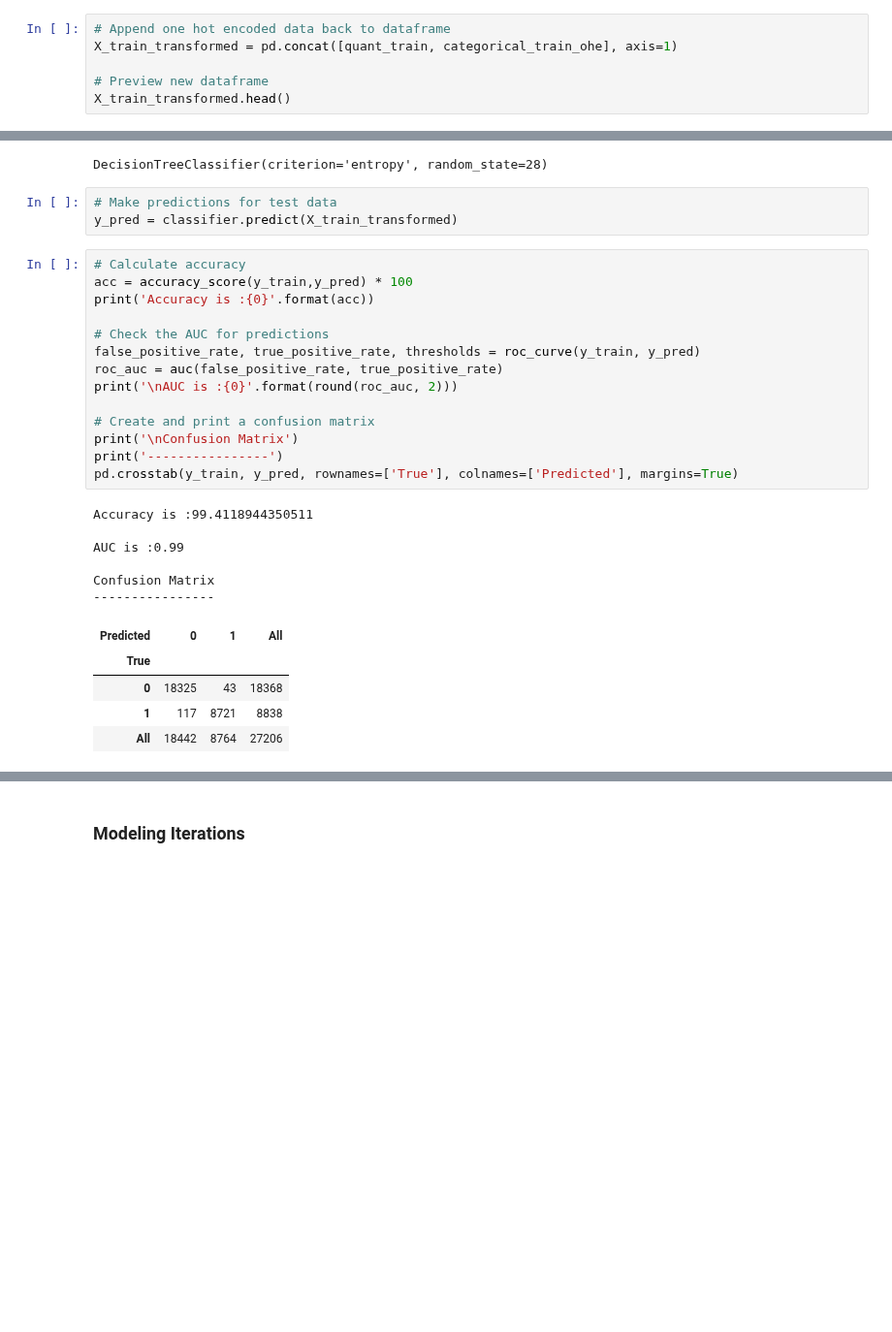
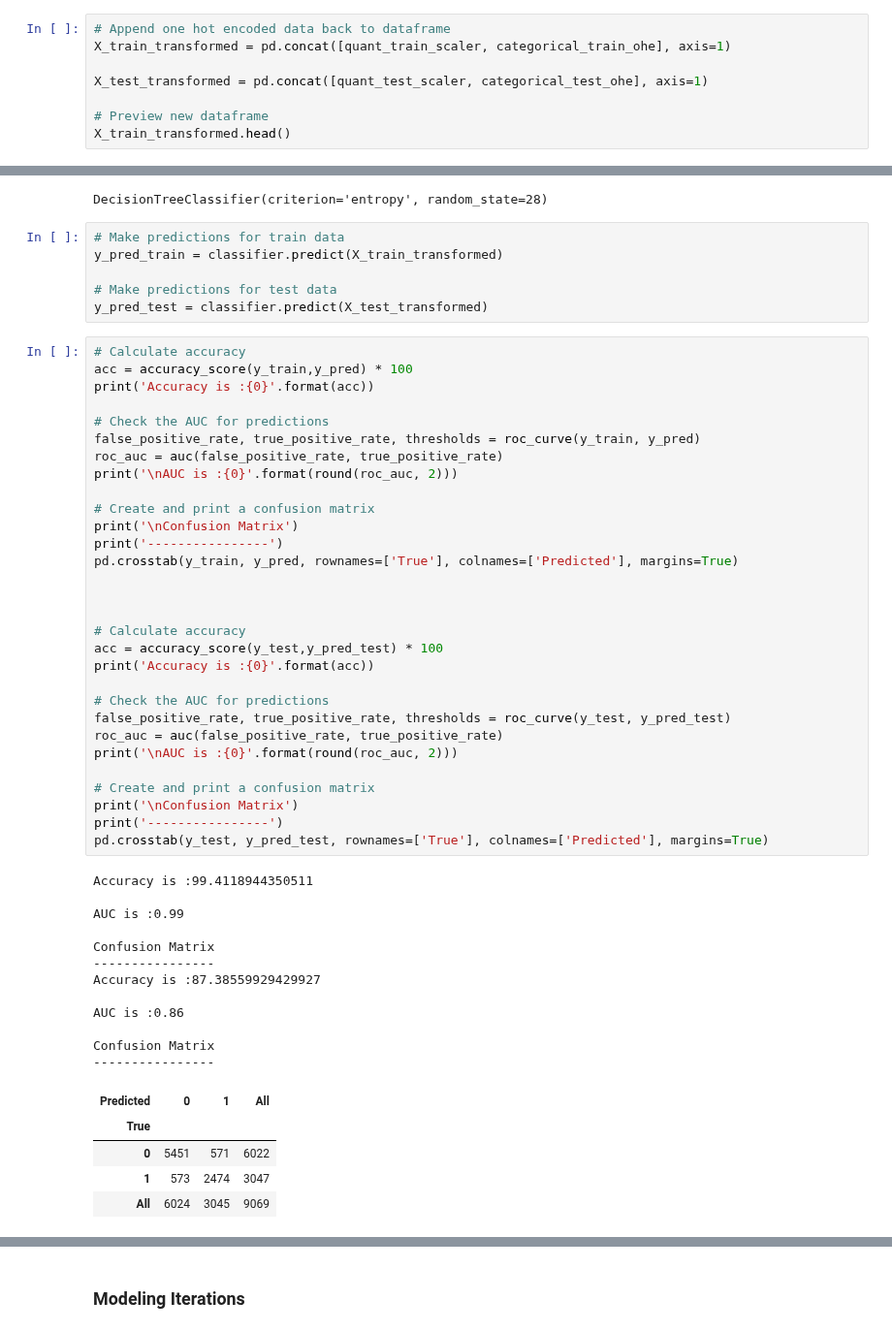
Before and after one commit to scarlettvalentin/hotel_reservations_project, a Jupyter notebook: notebook.ipynb, the cells around one changed output, grey strips where cells are left out. Shown at 97% size. Saved outputs shown, nothing was run; the diff lists cells and outputs as text; blank space fills up the shorter version.

Commit message:
add accuracy, auc and confusion matrix to baseline model

```diff
--- a/notebook.ipynb
+++ b/notebook.ipynb
@@ -270,7 +270,9 @@ quant_test_scaler = pd.DataFrame(data=scaler.transform(quant_test),
                                   index=quant_test.index)
 # %%
 # Append one hot encoded data back to dataframe
-X_train_transformed = pd.concat([quant_train, categorical_train_ohe], axis=1)
+X_train_transformed = pd.concat([quant_train_scaler, categorical_train_ohe], axis=1)
+
+X_test_transformed = pd.concat([quant_test_scaler, categorical_test_ohe], axis=1)
 
 # Preview new dataframe
 X_train_transformed.head()
@@ -311,31 +300,56 @@ classifier.fit(X_train_transformed, y_train)
 # %% [output]
 DecisionTreeClassifier(criterion='entropy', random_state=28)
 # %%
+# Make predictions for train data
+y_pred_train = classifier.predict(X_train_transformed)
+
 # Make predictions for test data
-y_pred = classifier.predict(X_train_transformed)
+y_pred_test = classifier.predict(X_test_transformed)
 # %%
 # Calculate accuracy
 acc = accuracy_score(y_train,y_pred) * 100
 print('Accuracy is :{0}'.format(acc))
 
 # Check the AUC for predictions
 false_positive_rate, true_positive_rate, thresholds = roc_curve(y_train, y_pred)
 roc_auc = auc(false_positive_rate, true_positive_rate)
 print('\nAUC is :{0}'.format(round(roc_auc, 2)))
 
 # Create and print a confusion matrix
 print('\nConfusion Matrix')
 print('----------------')
 pd.crosstab(y_train, y_pred, rownames=['True'], colnames=['Predicted'], margins=True)
+
+
+
+# Calculate accuracy
+acc = accuracy_score(y_test,y_pred_test) * 100
+print('Accuracy is :{0}'.format(acc))
+
+# Check the AUC for predictions
+false_positive_rate, true_positive_rate, thresholds = roc_curve(y_test, y_pred_test)
+roc_auc = auc(false_positive_rate, true_positive_rate)
+print('\nAUC is :{0}'.format(round(roc_auc, 2)))
+
+# Create and print a confusion matrix
+print('\nConfusion Matrix')
+print('----------------')
+pd.crosstab(y_test, y_pred_test, rownames=['True'], colnames=['Predicted'], margins=True)
 # %% [output]
 Accuracy is :99.4118944350511
 
 AUC is :0.99
 
 Confusion Matrix
 ----------------
+Accuracy is :87.38559929429927
+
+AUC is :0.86
+
+Confusion Matrix
+----------------
 | Predicted | 0 | 1 | All |
 | True |  |  |  |
-| 0 | 18325 | 43 | 18368 |
-| 1 | 117 | 8721 | 8838 |
-| All | 18442 | 8764 | 27206 |
+| 0 | 5451 | 571 | 6022 |
+| 1 | 573 | 2474 | 3047 |
+| All | 6024 | 3045 | 9069 |
```
Also changed, not shown: parts of 3 cells of this notebook.
